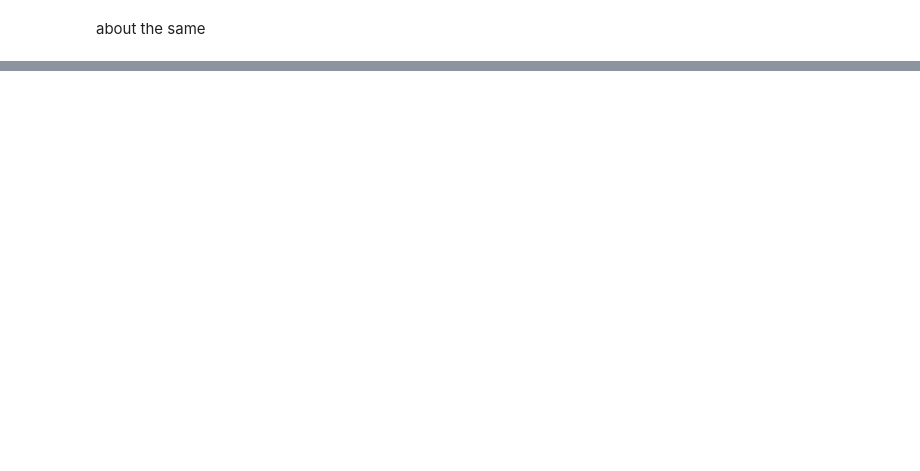
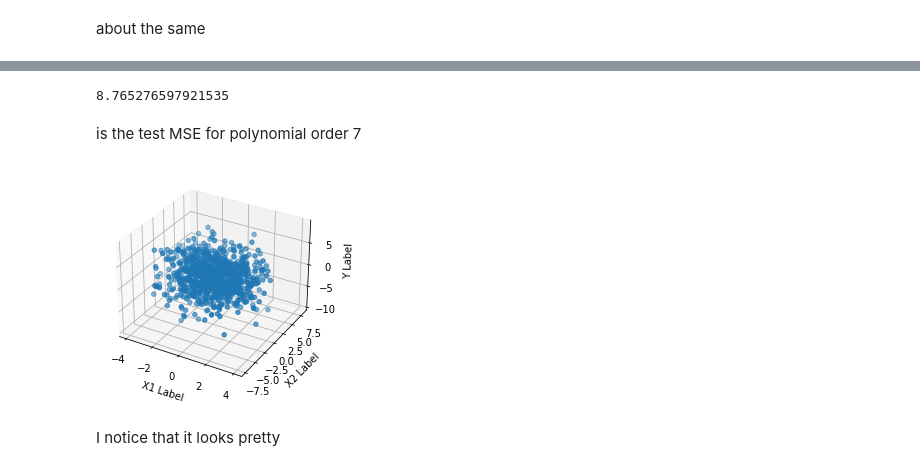
Before and after one commit to sudo-update/proj2-cpsc483, a Jupyter notebook: project2.ipynb, the cells around one changed output, grey strips where cells are left out. Drawn from its saved outputs; the diff is of its cells as text; code cells hidden in the pictures; blank space fills up the shorter version.

```diff
--- a/project2.ipynb
+++ b/project2.ipynb
@@ -252,0 +259,19 @@ Text(0, 0.5, 'Mean squared loss')
+# %%
+print(ind_loss[:,7].mean())
+# %% [output]
+8.765276597921535
+# %% [markdown]
+is the test MSE for polynomial order 7
+# %%
+fig = plt.figure()
+ax = fig.add_subplot(projection='3d')
+ax.scatter(xtrain[:,0], xtrain[:,1], ytrain)
+ax.set_xlabel('X1 Label')
+ax.set_ylabel('X2 Label')
+ax.set_zlabel('Y Label')
+
+plt.show()
+# %% [output]
+[figure, added]
+# %% [markdown]
+I notice that it looks pretty
```
Also changed, not shown: parts of 7 cells of this notebook.
